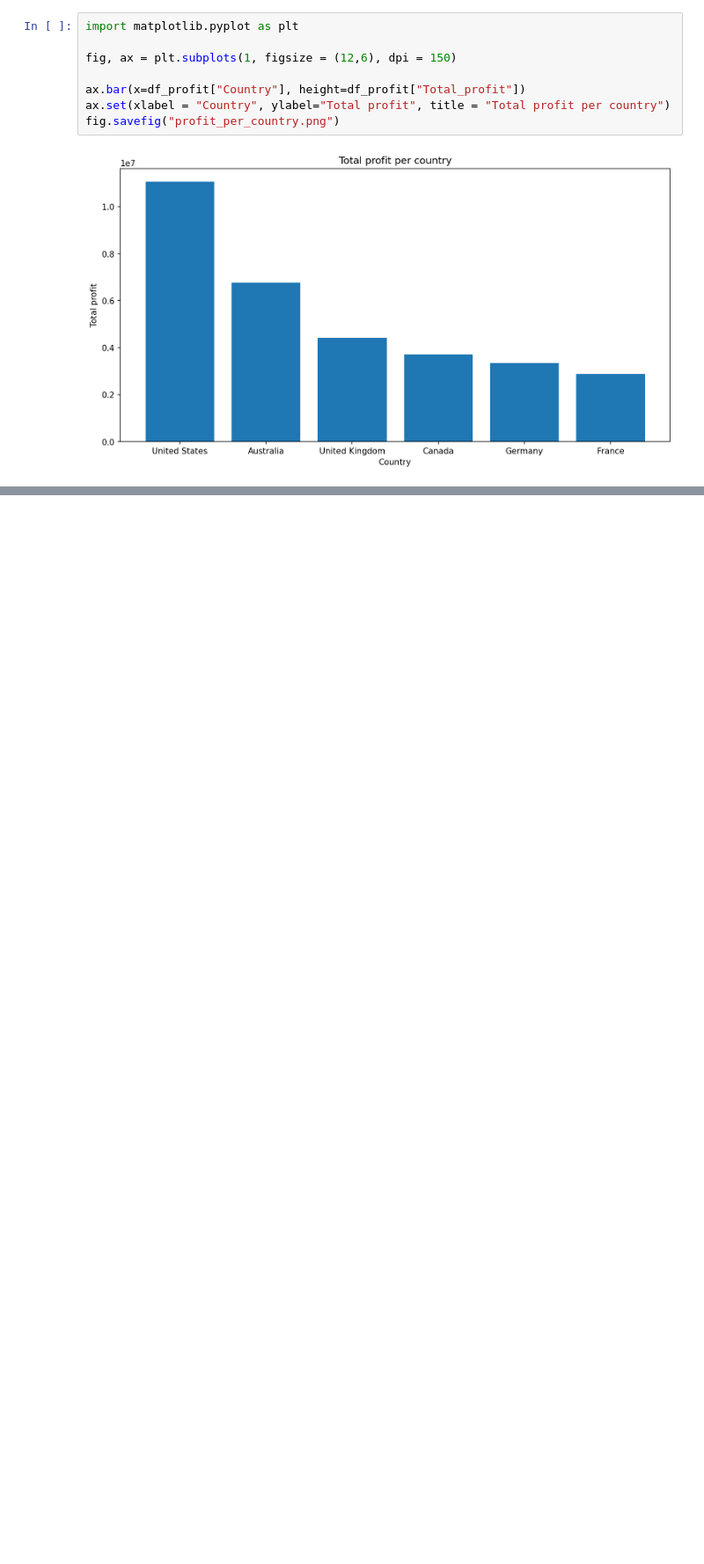
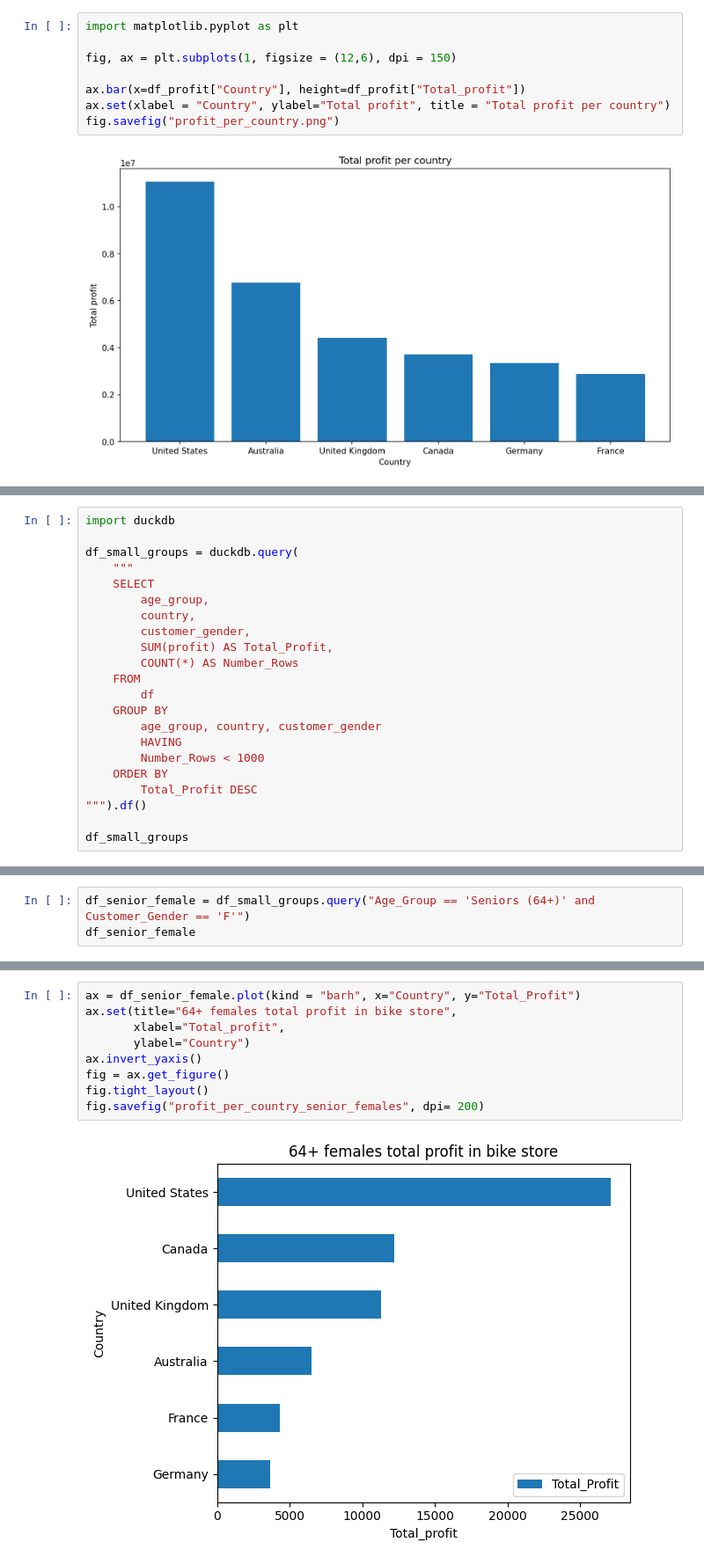
Before and after one commit to StefanLundberg77/ai_engineering_stefan_lundberg, a Jupyter notebook: code-alongs/a1_repetition/bike_sales_EDA.ipynb, the cells around one changed output, grey strips where cells are left out. Shown: that part at 88% size. Drawn from its saved outputs; the diff is of its cells as text; blank space fills up the shorter version.

Commit message:
bike sales exploration and analysing continued

```diff
--- a/code-alongs/a1_repetition/bike_sales_EDA.ipynb
+++ b/code-alongs/a1_repetition/bike_sales_EDA.ipynb
@@ -179,0 +264,22 @@ fig.savefig("profit_per_country.png")
+# %%
+import duckdb
+
+df_small_groups = duckdb.query(
+    """
+    SELECT
+        age_group,
+        country,
+        customer_gender,
+        SUM(profit) AS Total_Profit,
+        COUNT(*) AS Number_Rows
+    FROM
+        df
+    GROUP BY
+        age_group, country, customer_gender
+        HAVING
+        Number_Rows < 1000
+    ORDER BY
+        Total_Profit DESC
+""").df()
+
+df_small_groups
@@ -179,0 +304,3 @@ fig.savefig("profit_per_country.png")
+# %%
+df_senior_female = df_small_groups.query("Age_Group == 'Seniors (64+)' and Customer_Gender == 'F'")
+df_senior_female
@@ -179,0 +315,11 @@ fig.savefig("profit_per_country.png")
+# %%
+ax = df_senior_female.plot(kind = "barh", x="Country", y="Total_Profit")
+ax.set(title="64+ females total profit in bike store",
+       xlabel="Total_profit",
+       ylabel="Country")
+ax.invert_yaxis()
+fig = ax.get_figure()
+fig.tight_layout()
+fig.savefig("profit_per_country_senior_females", dpi= 200)
+# %% [output]
+[figure, added]
```
Also changed, not shown: parts of 11 cells of this notebook, 2 other files.
